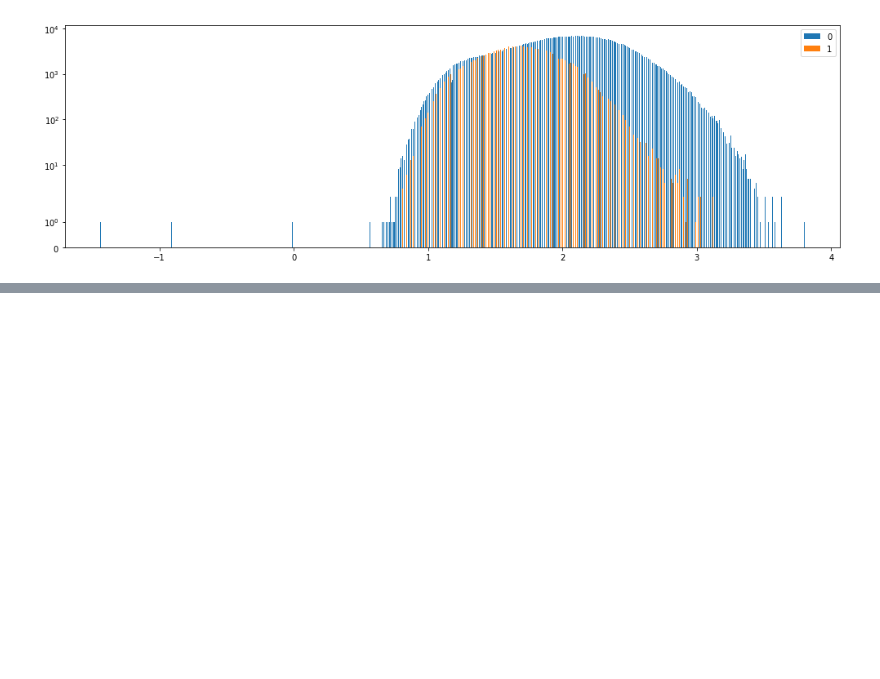
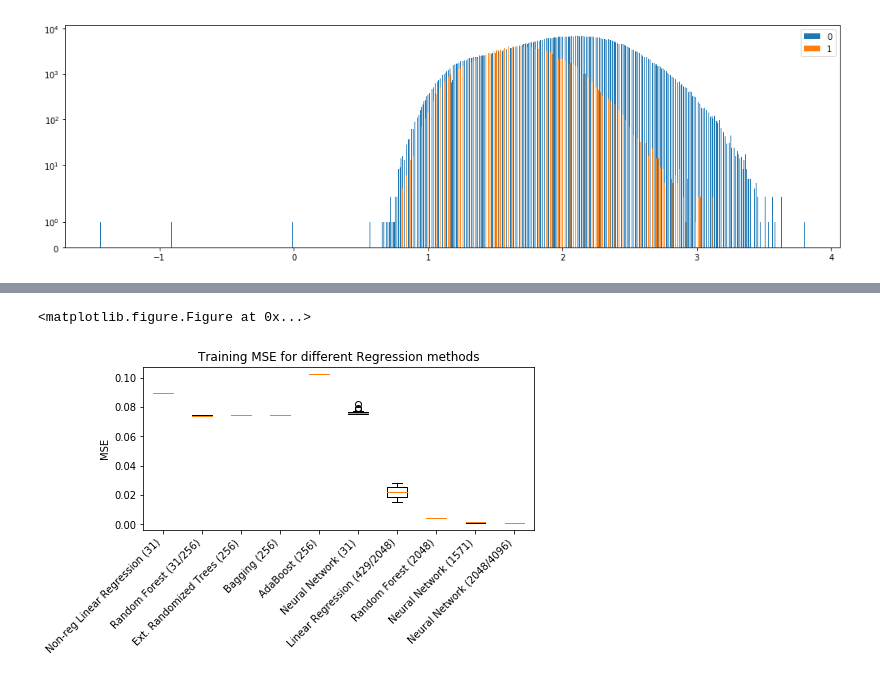
Before and after one commit to Copete/CS181_P1_AnFaXi, a Jupyter notebook: Antonio/P1_Antonio.ipynb, the cells around one changed output, grey strips where cells are left out. Drawn from its saved outputs; the diff is of its cells as text; code cells hidden in the pictures; blank space fills up the shorter version.

```diff
--- a/Antonio/P1_Antonio.ipynb
+++ b/Antonio/P1_Antonio.ipynb
@@ -1343,0 +1452,46 @@ print("Tuned ElasticNet MSE: {}".format(mse_EN_cv))
+# %%
+labels = [
+    'Non-reg Linear Regression (31)',
+    'Random Forest (31/256)',
+    'Ext. Randomized Trees (256)',
+    'Bagging (256)',
+    'AdaBoost (256)',
+    'Neural Network (31)',
+    'Linear Regression (429/2048)',
+    'Random Forest (2048)',
+    'Neural Network (1571)',
+    'Neural Network (2048/4096)'
+]
+
+features = [31,31,2048]
+
+mse = [
+    [0.08935613235493367],
+    [0.07391645853256872,0.0744956428816],
+    [0.0744844475447],
+    [0.0744876619469],
+    [0.102270102683],
+    [0.08228676, 0.07926404, 0.0788434 , 0.07720627, 0.07708179, 0.07621832, 0.07579137,
+     0.07574447538835406, 0.0757371601437698, 0.07563453557468831, 0.0754697843517679,
+     0.07546136449064511, 0.07559711, 0.07630887, 0.07611122, 0.07522797, 0.07634154,
+     0.075299991058775, 0.07551554, 0.07554570820697558, 0.0762425389100125,
+     0.07636834678439182, 0.07642744363991266, 0.07568436502283815, 0.07604948231929393,
+     0.0757100585598136],
+    [0.12364**2,0.16869**2],
+    [0.06435**2],
+    [0.0016409728577717055,0.0014731224481470127,0.0011148366515963978,0.0011983598139509832],
+    [0.03564**2,0.03553**2,0.03461**2]
+]
+
+
+plt.clf()
+plt.figure(figsize=(7,3))
+plt.boxplot(mse,labels=labels)
+plt.xticks(rotation=45,ha='right')
+plt.ylabel('MSE')
+plt.title('Training MSE for different Regression methods')
+plt.savefig('../Results_AC.pdf',bbox_inches='tight')
+plt.show()
+# %% [output]
+<matplotlib.figure.Figure at 0x...>
+[figure, added]
```
Also changed, not shown: parts of 12 cells of this notebook.
